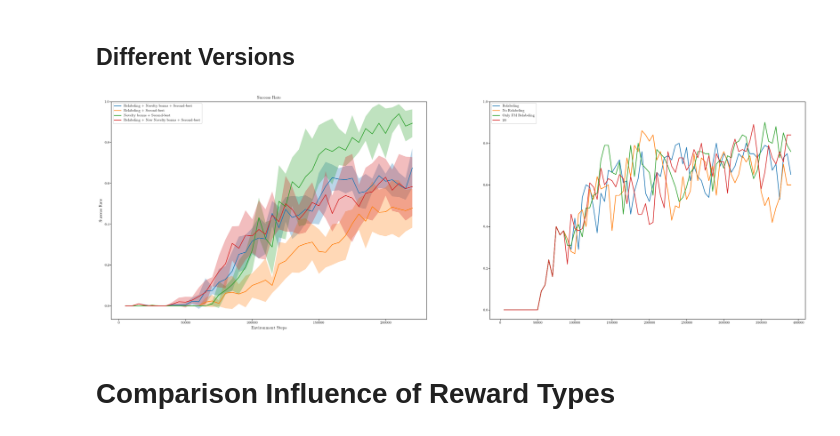
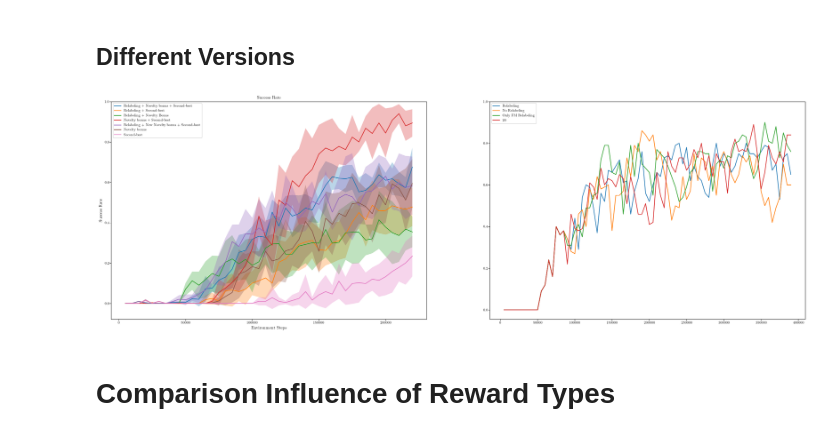
Before and after one commit to rosa-wolf/Multi-Phase-Skill-Learning-SlidingPuzzle, a Jupyter notebook: eval_data.ipynb, the cells around one changed output. Drawn from its saved outputs; the diff is of its cells as text; code cells hidden in the pictures.

```diff
--- a/eval_data.ipynb
+++ b/eval_data.ipynb
@@ -373,6 +445,12 @@ seads_nonovelty = ["/home/rosa/Documents/Uni/Masterarbeit/checkpoints_SEADS/no_n
                         "/home/rosa/Documents/Uni/Masterarbeit/checkpoints_SEADS/no_novelty/parallelseads_2x3-nonovelty_num_skills3_relabelingTrue_noveltyFalse_seconbestTrue_seed578907/evaluations.npz",
                         "/home/rosa/Documents/Uni/Masterarbeit/checkpoints_SEADS/no_novelty/parallelseads_2x3-nonovelty_num_skills3_relabelingTrue_noveltyFalse_seconbestTrue_seed937584/evaluations.npz"]
 
+seads_nosecondbest = ["/home/rosa/Documents/Uni/Masterarbeit/checkpoints_SEADS/no_secondbest/parallelseads_2x3-nosecondbest_num_skills3_relabelingTrue_noveltyTrue_seconbestFalse_seed105399/evaluations.npz",
+                      "/home/rosa/Documents/Uni/Masterarbeit/checkpoints_SEADS/no_secondbest/parallelseads_2x3-nosecondbest_num_skills3_relabelingTrue_noveltyTrue_seconbestFalse_seed123456/evaluations.npz",
+                      "/home/rosa/Documents/Uni/Masterarbeit/checkpoints_SEADS/no_secondbest/parallelseads_2x3-nosecondbest_num_skills3_relabelingTrue_noveltyTrue_seconbestFalse_seed195738/evaluations.npz",
+                      "/home/rosa/Documents/Uni/Masterarbeit/checkpoints_SEADS/no_secondbest/parallelseads_2x3-nosecondbest_num_skills3_relabelingTrue_noveltyTrue_seconbestFalse_seed285910/evaluations.npz",
+                      "/home/rosa/Documents/Uni/Masterarbeit/checkpoints_SEADS/no_secondbest/parallelseads_2x3-nosecondbest_num_skills3_relabelingTrue_noveltyTrue_seconbestFalse_seed578907/evaluations.npz"]
+
 seads_norelabeling = ["/home/rosa/Documents/Uni/Masterarbeit/checkpoints_SEADS/no_relabeling/parallelseads_2x3-norelabeling_num_skills3_relabelingFalse_noveltyTrue_seconbestTrue_seed937584/evaluations.npz",
                         "/home/rosa/Documents/Uni/Masterarbeit/checkpoints_SEADS/no_relabeling/parallelseads_2x3-norelabeling_num_skills3_relabelingFalse_noveltyTrue_seconbestTrue_seed123456/evaluations.npz",
                         "/home/rosa/Documents/Uni/Masterarbeit/checkpoints_SEADS/no_relabeling/parallelseads_2x3-norelabeling_num_skills3_relabelingFalse_noveltyTrue_seconbestTrue_seed195738/evaluations.npz",
@@ -384,6 +462,18 @@ seads_all_newnovelty = ["/home/rosa/Documents/Uni/Masterarbeit/checkpoints_SEADS
                         "/home/rosa/Documents/Uni/Masterarbeit/checkpoints_SEADS/all_new_novelty/parallelseads_2x3-all-newnovelty_num_skills3_relabelingTrue_noveltyTrue_seconbestTrue_seed195738/evaluations.npz",
                         "/home/rosa/Documents/Uni/Masterarbeit/checkpoints_SEADS/all_new_novelty/parallelseads_2x3-all-newnovelty_num_skills3_relabelingTrue_noveltyTrue_seconbestTrue_seed578907/evaluations.npz",
                         "/home/rosa/Documents/Uni/Masterarbeit/checkpoints_SEADS/all_new_novelty/parallelseads_2x3-all-newnovelty_num_skills3_relabelingTrue_noveltyTrue_seconbestTrue_seed937584/evaluations.npz"]
+
+seads_onlynovelty = ["/home/rosa/Documents/Uni/Masterarbeit/checkpoints_SEADS/only-novelty/parallelseads_2x3-only-novelty_num_skills3_relabelingFalse_noveltyTrue_seconbestFalse_seed105399/evaluations.npz",
+                     "/home/rosa/Documents/Uni/Masterarbeit/checkpoints_SEADS/only-novelty/parallelseads_2x3-only-novelty_num_skills3_relabelingFalse_noveltyTrue_seconbestFalse_seed123456/evaluations.npz",
+                     "/home/rosa/Documents/Uni/Masterarbeit/checkpoints_SEADS/only-novelty/parallelseads_2x3-only-novelty_num_skills3_relabelingFalse_noveltyTrue_seconbestFalse_seed195738/evaluations.npz",
+                     "/home/rosa/Documents/Uni/Masterarbeit/checkpoints_SEADS/only-novelty/parallelseads_2x3-only-novelty_num_skills3_relabelingFalse_noveltyTrue_seconbestFalse_seed285910/evaluations.npz",
+                     "/home/rosa/Documents/Uni/Masterarbeit/checkpoints_SEADS/only-novelty/parallelseads_2x3-only-novelty_num_skills3_relabelingFalse_noveltyTrue_seconbestFalse_seed578907/evaluations.npz"]
+
+seads_onlysecondbest = ["/home/rosa/Documents/Uni/Masterarbeit/checkpoints_SEADS/only-secondbest/parallelseads_2x3-only-secondbest_num_skills3_relabelingFalse_noveltyFalse_seconbestTrue_seed105399/evaluations.npz",
+                        "/home/rosa/Documents/Uni/Masterarbeit/checkpoints_SEADS/only-secondbest/parallelseads_2x3-only-secondbest_num_skills3_relabelingFalse_noveltyFalse_seconbestTrue_seed123456/evaluations.npz",
+                        "/home/rosa/Documents/Uni/Masterarbeit/checkpoints_SEADS/only-secondbest/parallelseads_2x3-only-secondbest_num_skills3_relabelingFalse_noveltyFalse_seconbestTrue_seed195738/evaluations.npz",
+                        "/home/rosa/Documents/Uni/Masterarbeit/checkpoints_SEADS/only-secondbest/parallelseads_2x3-only-secondbest_num_skills3_relabelingFalse_noveltyFalse_seconbestTrue_seed285910/evaluations.npz",
+                        "/home/rosa/Documents/Uni/Masterarbeit/checkpoints_SEADS/only-secondbest/parallelseads_2x3-only-secondbest_num_skills3_relabelingFalse_noveltyFalse_seconbestTrue_seed578907/evaluations.npz"]
 # %%
 mine_relabeling = ["/home/rosa/Documents/Uni/Masterarbeit/checkpoints_mine/parallel2x3-relabeling_num_skills3_sparseTrue_relabelingTrue_priorbufferFalse_seed123456/evaluations.npz"]
 
@@ -408,8 +498,11 @@ x0 = x0[idx]
 
 mean_succ_2x3_all, std_succ_2x3_all = get_parallel_succ(seads_all, x0, idx)
 mean_succ_2x3_nonovelty, std_succ_2x3_nonovelty = get_parallel_succ(seads_nonovelty, x0, idx)
+mean_succ_2x3_nosecondbest, std_succ_2x3_nosecondbest = get_parallel_succ(seads_nosecondbest, x0, idx)
 mean_succ_2x3_norelabeling, std_succ_2x3_norelabeling = get_parallel_succ(seads_norelabeling, x0, idx)
 mean_succ_2x3_all_newnovelty, std_succ_2x3_all_newnovelty = get_parallel_succ(seads_all_newnovelty, x0, idx)
+mean_succ_2x3_novelty, std_succ_2x3_novelty = get_parallel_succ(seads_onlynovelty, x0, idx)
+mean_succ_2x3_secondbest, std_succ_2x3_secondbest = get_parallel_succ(seads_onlysecondbest, x0, idx)
 # %%
 fig, ax = plt.subplots(1, 2, figsize=(5*TEXTWIDTH +0.15, 5*(TEXTWIDTH + 0.15) * (5**.5 - 1) / (2*2)))
 
@@ -423,43 +516,52 @@ ax[0].fill_between(x0, mean_succ_2x3_all + std_succ_2x3_all, mean_succ_2x3_all -
 ax[0].plot(x0, mean_succ_2x3_nonovelty, label="Relabeling + Second-best")
 ax[0].fill_between(x0, mean_succ_2x3_nonovelty + std_succ_2x3_nonovelty, mean_succ_2x3_nonovelty - std_succ_2x3_nonovelty, alpha=0.3)
 
+ax[0].plot(x0, mean_succ_2x3_nosecondbest, label="Relabeling + Novelty Bonus")
+ax[0].fill_between(x0, mean_succ_2x3_nosecondbest + std_succ_2x3_nosecondbest, mean_succ_2x3_nosecondbest - std_succ_2x3_nosecondbest, alpha=0.3)
+
 ax[0].plot(x0, mean_succ_2x3_norelabeling, label="Novelty bonus + Second-best")
 ax[0].fill_between(x0, mean_succ_2x3_norelabeling + std_succ_2x3_norelabeling, mean_succ_2x3_norelabeling - std_succ_2x3_norelabeling, alpha=0.3)
 
 ax[0].plot(x0, mean_succ_2x3_all_newnovelty, label="Relabeling + New Novelty bonus + Second-best")
 ax[0].fill_between(x0, mean_succ_2x3_all_newnovelty + std_succ_2x3_all_newnovelty, mean_succ_2x3_all_newnovelty - std_succ_2x3_all_newnovelty, alpha=0.3)
+
+ax[0].plot(x0, mean_succ_2x3_novelty, label="Novelty bonus")
+ax[0].fill_between(x0, mean_succ_2x3_novelty + std_succ_2x3_novelty, mean_succ_2x3_novelty - std_succ_2x3_novelty, alpha=0.3)
+
+ax[0].plot(x0, mean_succ_2x3_secondbest, label="Second-best")
+ax[0].fill_between(x0, mean_succ_2x3_secondbest + std_succ_2x3_secondbest, mean_succ_2x3_secondbest - std_succ_2x3_secondbest, alpha=0.3)
 
 
 ax[1].plot(x1, mean_succ_2x3_mine_relabeling, label="Relabeling")
 ax[1].fill_between(x1, mean_succ_2x3_mine_relabeling + std_succ_2x3_mine_relabeling, mean_succ_2x3_mine_relabeling - std_succ_2x3_mine_relabeling, alpha=0.3)
 
 ax[1].plot(x1, mean_succ_2x3_mine_norelabeling, label="No Relabeling")
 ax[1].fill_between(x1, mean_succ_2x3_mine_norelabeling + std_succ_2x3_mine_norelabeling, mean_succ_2x3_mine_norelabeling - std_succ_2x3_mine_norelabeling, alpha=0.3)
 
 ax[1].plot(x1, mean_succ_2x3_mine_fmrelabeling, label="Only FM Relabeling")
 ax[1].fill_between(x1, mean_succ_2x3_mine_fmrelabeling + std_succ_2x3_mine_fmrelabeling, mean_succ_2x3_mine_fmrelabeling - std_succ_2x3_mine_fmrelabeling, alpha=0.3)
 
 ax[1].plot(x1, mean_succ_2x3_mine_20relabeling, label="20% RL Relabeling")
 ax[1].fill_between(x1, mean_succ_2x3_mine_20relabeling + std_succ_2x3_mine_20relabeling, mean_succ_2x3_mine_20relabeling - std_succ_2x3_mine_20relabeling, alpha=0.3)
 
 ax[0].legend()
 ax[1].legend()
 
 ax[0].set_ylim(top=1.)
 ax[1].set_ylim(top=1.)
 ax[0].set_title("Success Rate")
 
 
 ax[0].set_xlabel('Environment Steps')
 ax[0].set_ylabel('Success Rate')
 handles, labels = ax[0].get_legend_handles_labels()
 #fig.legend(handles, labels, ncol=2, bbox_to_anchor=(0.7,1.1))
 plt.savefig("Comparison-Relabeling.pdf",
             bbox_inches='tight', dpi=plt.gcf().dpi)#,
             #dpi=1000)
 plt.show()
 # %% [output]
-[figure, old version]
+[figure, new version]
 # %%
 shaping_2x3 = ["/home/rosa/Documents/Uni/Masterarbeit/checkpoints_0229/parallel2x3_num_skills3_sparseFalse_relabelingFalse_priorbufferFalse/evaluations.npz"]
 
```
Also changed, not shown: parts of 5 cells of this notebook, 15 other files.
